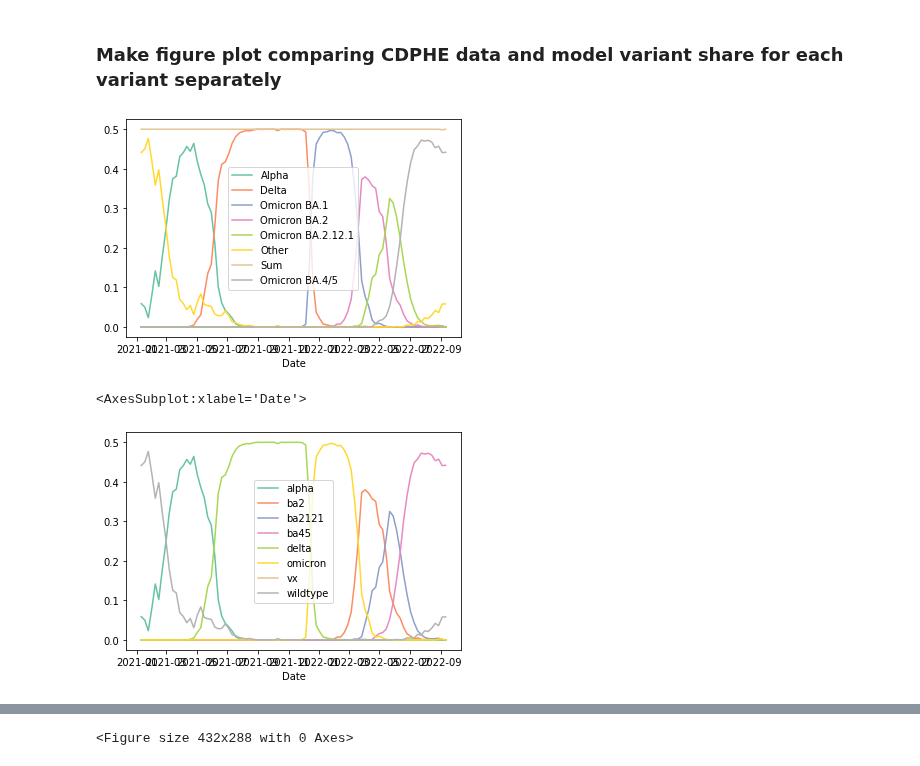
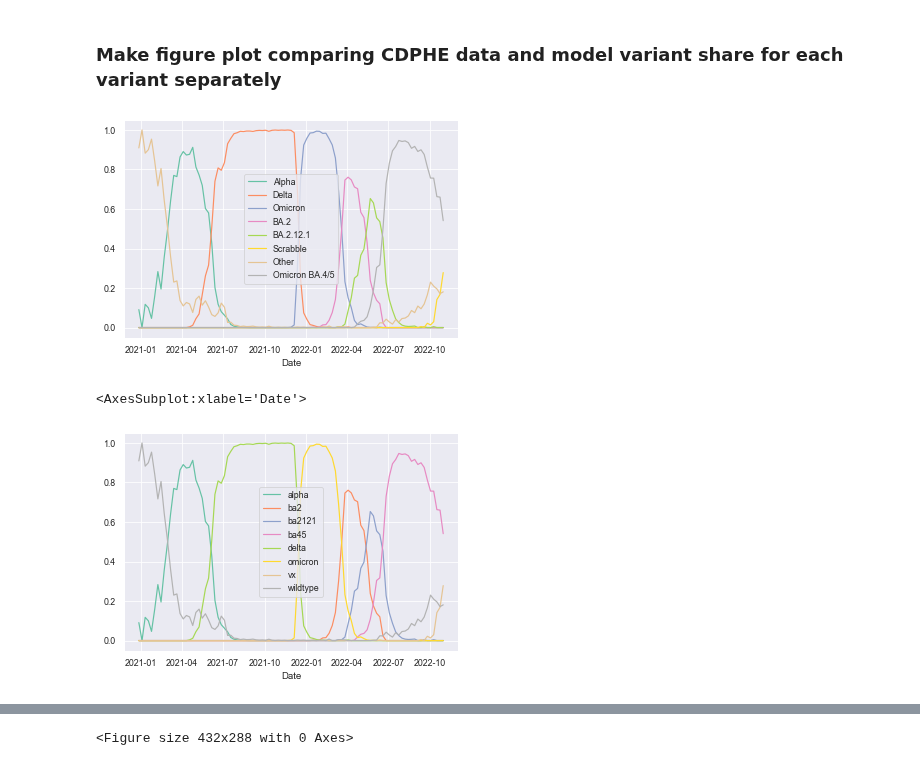
Before and after one commit to CSPH-COVID/covid-models, a Jupyter notebook: covid_model/model_dev_qc/variants/variant_share_qc.ipynb, the cells around one changed output, grey strips where cells are left out. Drawn from its saved outputs; the diff is of its cells as text; code cells hidden in the pictures.

```diff
--- a/covid_model/model_dev_qc/variants/variant_share_qc.ipynb
+++ b/covid_model/model_dev_qc/variants/variant_share_qc.ipynb
@@ -29,9 +29,11 @@ outdir = setup("variant_share_qc.ipynb")
 # %%
 import pandas as pd
-obs_fpath = "covid_model/model_dev_qc/variants/CDPHE Variant Data (manually transcribed and limited to model variants).csv"
+obs_fpath = "covid_model/model_dev_qc/variants/CDPHE Variant Data (manually transcribed and limited to model variants)_ScrabbleVariant.csv"
 obs = pd.read_csv(obs_fpath, parse_dates=['Date']).fillna(0)
 obs['Date'] = [d.date() for d in obs['Date']]
 obs = obs.set_index('Date')
+# %%
+obs = obs.drop(obs.columns[9:16], axis=1)
 # %%
 seeds = [
     {"param": "wildtype_seed", "attrs": None, "vals": {"2020-01-01": 0, "2020-01-24": 2.2, "2020-01-30": 0}, "desc": "2.2 wildtype seeds are planted each day in CO starting January 24th, 2020"},
@@ -102,7 +90,7 @@ model.solve_seir()
 soln = model.solution_sum_df(['seir', 'variant'])
 # %%
 start_date = dt.datetime.strptime('2020-02-01', '%Y-%m-%d').date()
-end_date = dt.datetime.strptime('2022-09-30', '%Y-%m-%d').date()
+end_date = dt.datetime.strptime('2022-11-01', '%Y-%m-%d').date()
 rows = (soln.index.get_level_values(0) >= start_date) & (soln.index.get_level_values(0) <= end_date)
 cols = [any(colname == seir for seir in ['Ih', 'I', 'A']) for colname in soln.columns.get_level_values(0)]
 infected_by_variant = soln.loc[rows, cols].groupby('variant', axis=1).sum()
@@ -123,8 +111,8 @@ new_df = pd.DataFrame(new_infected_by_variant)
 new_df.to_csv('./covid_model/output/norm_variant_prev.csv')
 # %%
 obs_rows = (obs.index.values >= start_date) & (obs.index.values <= end_date)
-obs['Omicron BA.4/5'] = obs['Omicron BA.4'] + obs['Omicron BA.5']
-obs = obs.drop(columns=['Omicron BA.4', 'Omicron BA.5', 'Sum']).loc[obs_rows,]
+obs['Omicron BA.4/5'] = obs['BA.4'] + obs['BA.5']
+obs = obs.drop(columns=['BA.4', 'BA.5']).loc[obs_rows,]
 obs.plot(figsize=(10,5), cmap='Set2')
 # %% [output]
 <AxesSubplot:xlabel='Date'>
@@ -140,28 +134,28 @@ obs.plot(figsize=(10,5), cmap='Set2')
 # %%
 # Clean up obs data under new df (new_obs) to make plotting easier
 
 # Normalize observed data
 new_obs = obs.div(obs.sum(axis=1), axis=0)
 # Get rid of seperate BA.4 and BA.5 columns
 #new_obs = new_obs.drop(columns=['BA.4', 'BA.5'])
 # Change column labels to match those of our model column labels
 new_obs.plot(cmap='Set2')
-new_obs = new_obs.rename(columns={"Alpha":"alpha", "Delta":"delta", "Omicron BA.1":"omicron", "Omicron BA.2":"ba2",
-                                  "Omicron BA.2.12.1":"ba2121","Other":"wildtype", "Omicron BA.4/5":"ba45", "Variant X": "vx"})
+new_obs = new_obs.rename(columns={"Alpha":"alpha", "Delta":"delta", "Omicron":"omicron", "BA.2":"ba2",
+                                  "BA.2.12.1":"ba2121","Other":"wildtype", "Omicron BA.4/5":"ba45", "Scrabble": "vx"})
 # Similarly, make the column order alphabetical like in our modeled dataframe
 new_obs = new_obs.reindex(columns=["alpha","ba2","ba2121","ba45","delta","omicron","vx", "wildtype"])
 # Create data label column that signifies each entry is observed data - this is useful for when we concat
 # this dataset with the modeled dataset
 new_obs['data_label'] = ['obs']*len(new_obs['alpha'])
 # Make the date into a column instead of the index. This just makes plotting easier later on
 new_obs['date'] = new_obs.index
 # %% [output]
-[figure, old version]
+[figure, new version]
 # %%
 new_obs.plot(cmap='Set2')
 # %% [output]
 <AxesSubplot:xlabel='Date'>
-[figure, old version]
+[figure, new version]
 # %%
 new_df.plot(cmap='Set2')
 # %% [output]
```
Also changed, not shown: parts of 11 cells of this notebook.
